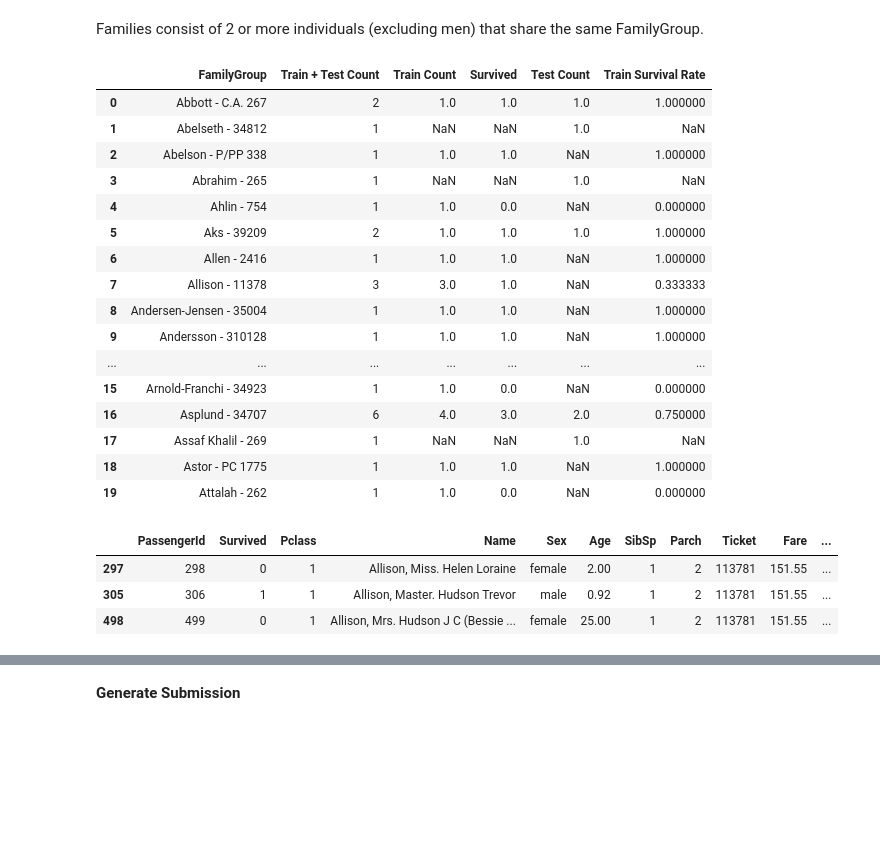
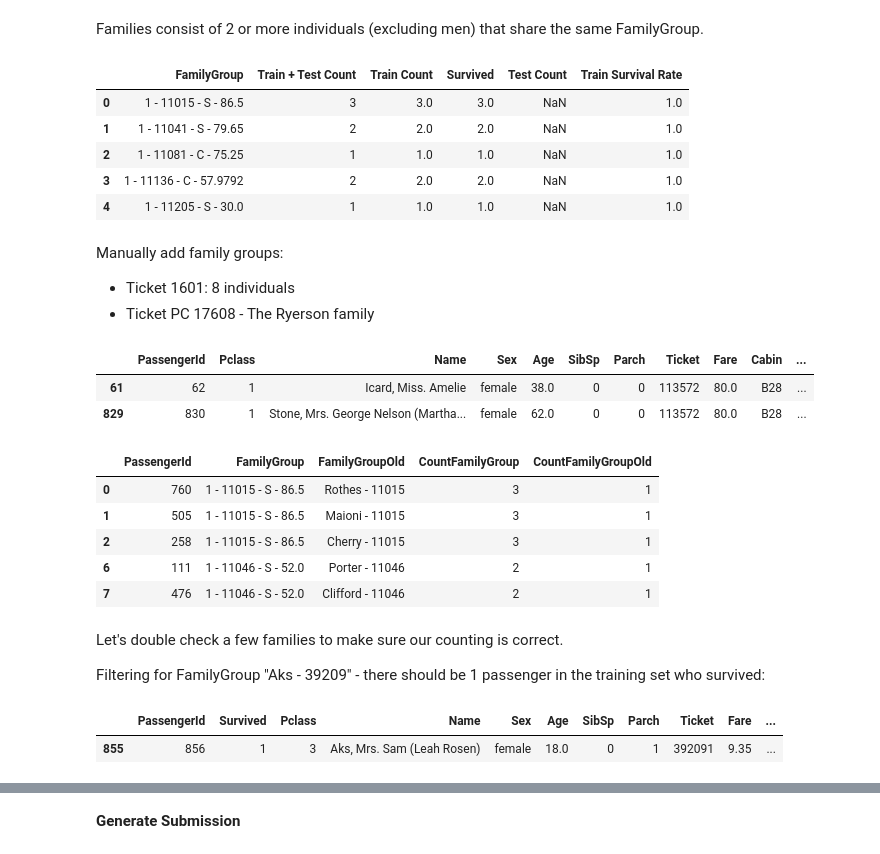
Before and after one commit to amypeniston/data-science-toolbox, a Jupyter notebook: kaggle_competitions/titanic/8_Groups.ipynb, the cells around one changed output, grey strips where cells are left out. Drawn from its saved outputs; the diff is of its cells as text; code cells hidden in the pictures; blank space fills up the shorter version.

```diff
--- a/kaggle_competitions/titanic/8_Groups.ipynb
+++ b/kaggle_competitions/titanic/8_Groups.ipynb
@@ -167,7 +173,7 @@ plt.show()
 # %% [markdown]
 Families consist of 2 or more individuals (excluding men) that share the same FamilyGroup.
 # %%
-test_train_group_count = test_train.loc[(test_train["Sex"] != "male") | (test_train["Title"] == "Master")].groupby("FamilyGroup").count()[["PassengerId"]].sort_index()
+test_train_group_count = test_train.loc[(test_train["Sex"] == "female") | (test_train["Title"] == "Master")].groupby("FamilyGroup").count()[["PassengerId"]].sort_index()
 test_train_group_count.columns = ["Train + Test Count"]
 
 train_group_count = pd.merge(train.loc[(train["Sex"] == "female") | (train["Title"] == "Master")].groupby("FamilyGroup").count()[["PassengerId"]],
@@ -178,31 +184,50 @@ test_group_count = test.loc[(test["Sex"] == "female") | (test["Title"] == "Maste
 test_group_count.columns = ["Test Count"]
 # %%
 groups = pd.merge(pd.merge(test_train_group_count, train_group_count, how="left", on="FamilyGroup"), test_group_count, how="left", on="FamilyGroup")
-groups["Train Survival Rate"] = family_groups["Survived"] / family_groups["Train Count"]
+groups["Train Survival Rate"] = groups["Survived"] / groups["Train Count"]
 groups = groups.reset_index()
-groups.head(20)
+groups.head()
 # %% [output]
 |  | FamilyGroup | Train + Test Count | Train Count | Survived | Test Count | Train Survival Rate |
-| 0 | Abbott - C.A. 267 | 2 | 1.0 | 1.0 | 1.0 | 1.000000 |
-| 1 | Abelseth - 34812 | 1 | NaN | NaN | 1.0 | NaN |
-| 2 | Abelson - P/PP 338 | 1 | 1.0 | 1.0 | NaN | 1.000000 |
-| 3 | Abrahim - 265 | 1 | NaN | NaN | 1.0 | NaN |
-| 4 | Ahlin - 754 | 1 | 1.0 | 0.0 | NaN | 0.000000 |
-| 5 | Aks - 39209 | 2 | 1.0 | 1.0 | 1.0 | 1.000000 |
-| 6 | Allen - 2416 | 1 | 1.0 | 1.0 | NaN | 1.000000 |
-| 7 | Allison - 11378 | 3 | 3.0 | 1.0 | NaN | 0.333333 |
-| 8 | Andersen-Jensen - 35004 | 1 | 1.0 | 1.0 | NaN | 1.000000 |
-| 9 | Andersson - 310128 | 1 | 1.0 | 1.0 | NaN | 1.000000 |
-| ... | ... | ... | ... | ... | ... | ... |
-| 15 | Arnold-Franchi - 34923 | 1 | 1.0 | 0.0 | NaN | 0.000000 |
-| 16 | Asplund - 34707 | 6 | 4.0 | 3.0 | 2.0 | 0.750000 |
-| 17 | Assaf Khalil - 269 | 1 | NaN | NaN | 1.0 | NaN |
-| 18 | Astor - PC 1775 | 1 | 1.0 | 1.0 | NaN | 1.000000 |
-| 19 | Attalah - 262 | 1 | 1.0 | 0.0 | NaN | 0.000000 |
+| 0 | 1 - 11015 - S - 86.5 | 3 | 3.0 | 3.0 | NaN | 1.0 |
+| 1 | 1 - 11041 - S - 79.65 | 2 | 2.0 | 2.0 | NaN | 1.0 |
+| 2 | 1 - 11081 - C - 75.25 | 1 | 1.0 | 1.0 | NaN | 1.0 |
+| 3 | 1 - 11136 - C - 57.9792 | 2 | 2.0 | 2.0 | NaN | 1.0 |
+| 4 | 1 - 11205 - S - 30.0 | 1 | 1.0 | 1.0 | NaN | 1.0 |
-# %%
-train[train["FamilyGroup"] == "Allison - 11378"]
-# %% [output]
-|  | PassengerId | Survived | Pclass | Name | Sex | Age | SibSp | Parch | Ticket | Fare | ... |
-| 297 | 298 | 0 | 1 | Allison, Miss. Helen Loraine | female | 2.00 | 1 | 2 | 113781 | 151.55 | ... |
-| 305 | 306 | 1 | 1 | Allison, Master. Hudson Trevor | male | 0.92 | 1 | 2 | 113781 | 151.55 | ... |
-| 498 | 499 | 0 | 1 | Allison, Mrs. Hudson J C (Bessie ... | female | 25.00 | 1 | 2 | 113781 | 151.55 | ... |
+# %% [markdown]
+Manually add family groups:
+
+* Ticket 1601: 8 individuals
+* Ticket PC 17608 - The Ryerson family
+# %%
+test_train[test_train["PassengerId"].isin([830, 62])]
+# %% [output]
+|  | PassengerId | Pclass | Name | Sex | Age | SibSp | Parch | Ticket | Fare | Cabin | ... |
+| 61 | 62 | 1 | Icard, Miss. Amelie | female | 38.0 | 0 | 0 | 113572 | 80.0 | B28 | ... |
+| 829 | 830 | 1 | Stone, Mrs. George Nelson (Martha... | female | 62.0 | 0 | 0 | 113572 | 80.0 | B28 | ... |
+# %%
+temp = test_train.sort_values(by="Ticket")
+fg_counts1 = temp.groupby("FamilyGroup").count().iloc[:,0]
+fg_counts2 = temp.groupby("FamilyGroupOld").count().iloc[:,0]
+
+fg_comparison = pd.merge(pd.merge(temp[["PassengerId", "FamilyGroup", "FamilyGroupOld"]], fg_counts1, on="FamilyGroup", how="left"), fg_counts2, on="FamilyGroupOld", how="left")
+fg_comparison.columns = ["PassengerId", "FamilyGroup", "FamilyGroupOld", "CountFamilyGroup", "CountFamilyGroupOld"]
+fg_comparison["CountFamilyGroup"] = fg_comparison["CountFamilyGroup"].astype(int)
+fg_comparison = fg_comparison.sort_values(by="FamilyGroup")
+fg_comparison[fg_comparison["CountFamilyGroup"] != fg_comparison["CountFamilyGroupOld"]].head()
+# %% [output]
+|  | PassengerId | FamilyGroup | FamilyGroupOld | CountFamilyGroup | CountFamilyGroupOld |
+| 0 | 760 | 1 - 11015 - S - 86.5 | Rothes - 11015 | 3 | 1 |
+| 1 | 505 | 1 - 11015 - S - 86.5 | Maioni - 11015 | 3 | 1 |
+| 2 | 258 | 1 - 11015 - S - 86.5 | Cherry - 11015 | 3 | 1 |
+| 6 | 111 | 1 - 11046 - S - 52.0 | Porter - 11046 | 2 | 1 |
+| 7 | 476 | 1 - 11046 - S - 52.0 | Clifford - 11046 | 2 | 1 |
+# %% [markdown]
+Let's double check a few families to make sure our counting is correct.
+
+Filtering for FamilyGroup "Aks - 39209" - there should be 1 passenger in the training set who survived:
+# %%
+train[train["FamilyGroupOld"] == "Aks - 39209"]
+# %% [output]
+|  | PassengerId | Survived | Pclass | Name | Sex | Age | SibSp | Parch | Ticket | Fare | ... |
+| 855 | 856 | 1 | 3 | Aks, Mrs. Sam (Leah Rosen) | female | 18.0 | 0 | 1 | 392091 | 9.35 | ... |
```
Also changed, not shown: parts of 40 cells of this notebook, 4 other files.
